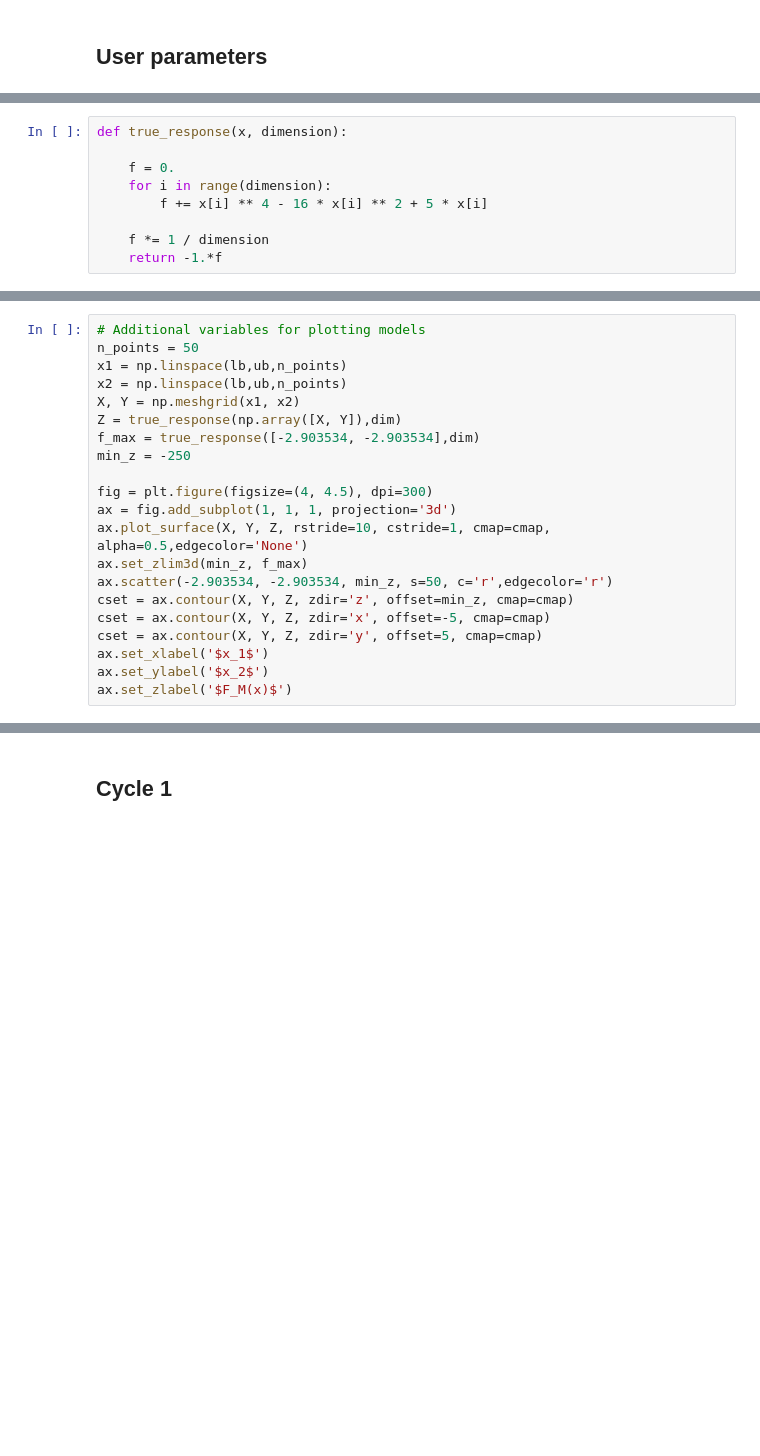
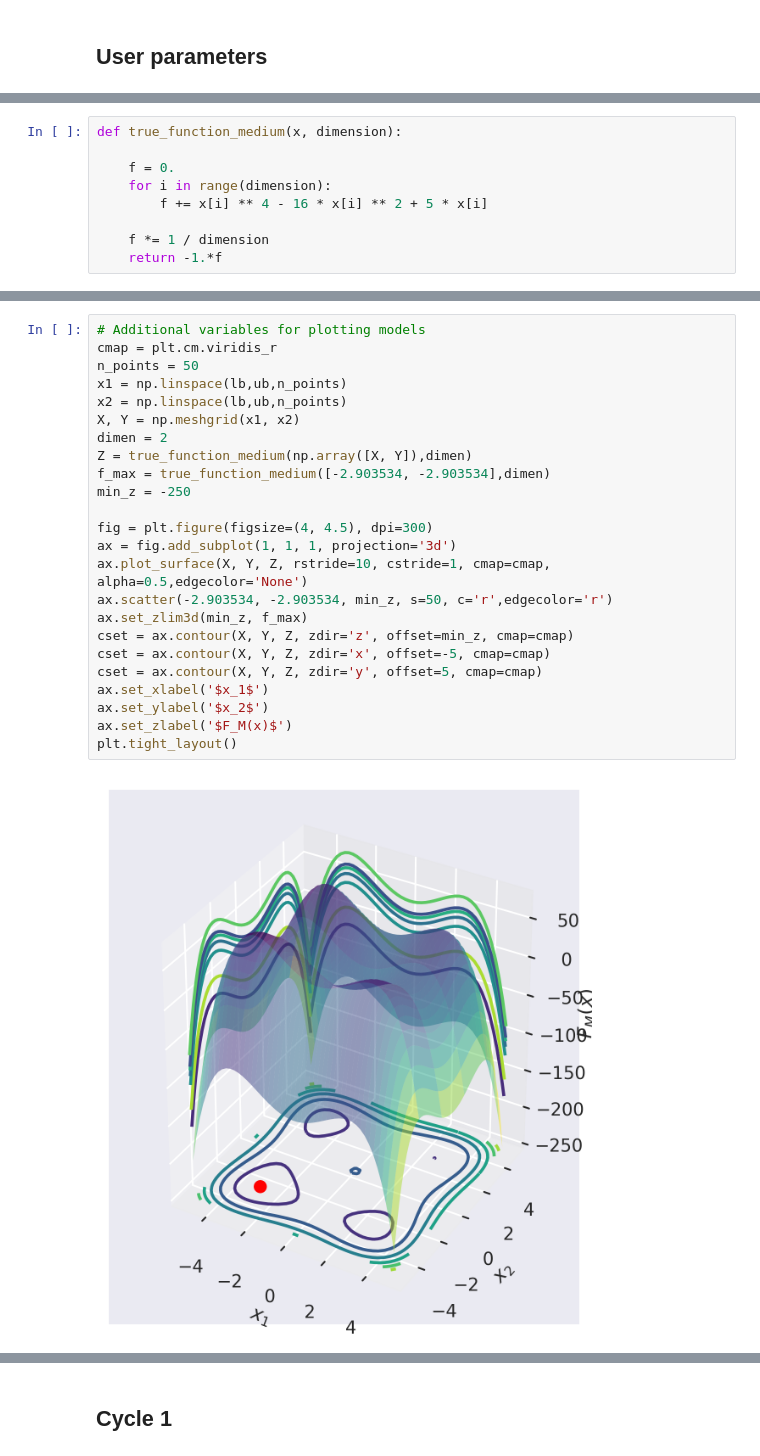
Before and after one commit to JBEI/ART, a Jupyter notebook: notebooks/Simulated_Data_MediumFunction_Tutorial.ipynb, the cells around one changed output, grey strips where cells are left out. Saved outputs shown, nothing was run; the diff lists cells and outputs as text; blank space fills up the shorter version.

```diff
--- a/notebooks/Simulated_Data_MediumFunction_Tutorial.ipynb
+++ b/notebooks/Simulated_Data_MediumFunction_Tutorial.ipynb
@@ -31,5 +40,5 @@ Define true response function:
 # %%
-def true_response(x, dimension):
+def true_function_medium(x, dimension):
 
     f = 0.
     for i in range(dimension):
@@ -52,21 +56,26 @@ Plot functions for D=2
 # %%
 # Additional variables for plotting models
+cmap = plt.cm.viridis_r
 n_points = 50
 x1 = np.linspace(lb,ub,n_points)
 x2 = np.linspace(lb,ub,n_points)
 X, Y = np.meshgrid(x1, x2)
-Z = true_response(np.array([X, Y]),dim)
-f_max = true_response([-2.903534, -2.903534],dim)
+dimen = 2
+Z = true_function_medium(np.array([X, Y]),dimen)
+f_max = true_function_medium([-2.903534, -2.903534],dimen)
 min_z = -250
 
 fig = plt.figure(figsize=(4, 4.5), dpi=300)
 ax = fig.add_subplot(1, 1, 1, projection='3d')
 ax.plot_surface(X, Y, Z, rstride=10, cstride=1, cmap=cmap, alpha=0.5,edgecolor='None')
+ax.scatter(-2.903534, -2.903534, min_z, s=50, c='r',edgecolor='r')
 ax.set_zlim3d(min_z, f_max)
-ax.scatter(-2.903534, -2.903534, min_z, s=50, c='r',edgecolor='r')
 cset = ax.contour(X, Y, Z, zdir='z', offset=min_z, cmap=cmap)
 cset = ax.contour(X, Y, Z, zdir='x', offset=-5, cmap=cmap)
 cset = ax.contour(X, Y, Z, zdir='y', offset=5, cmap=cmap)
 ax.set_xlabel('$x_1$')
 ax.set_ylabel('$x_2$')
 ax.set_zlabel('$F_M(x)$')
+plt.tight_layout()
+# %% [output]
+[figure, added]
```
Also changed, not shown: parts of 57 cells of this notebook, 21 other files.
